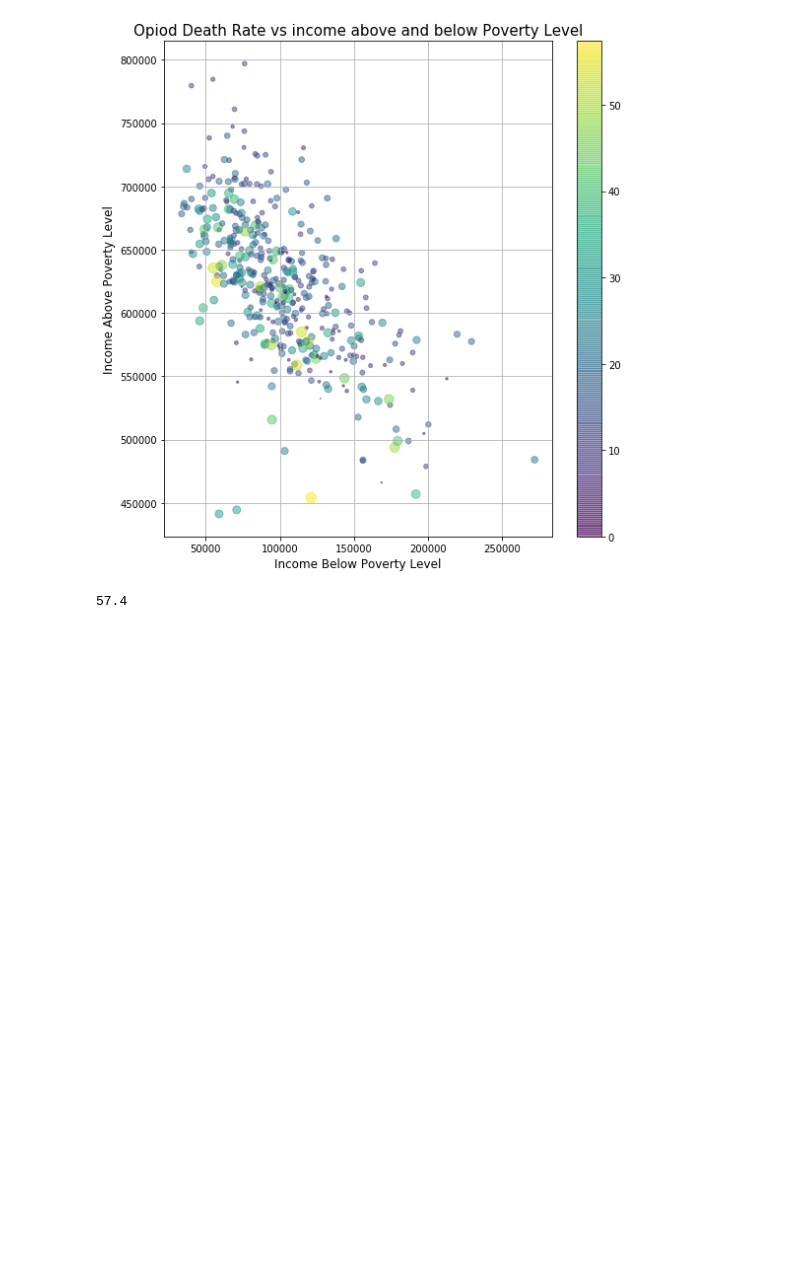
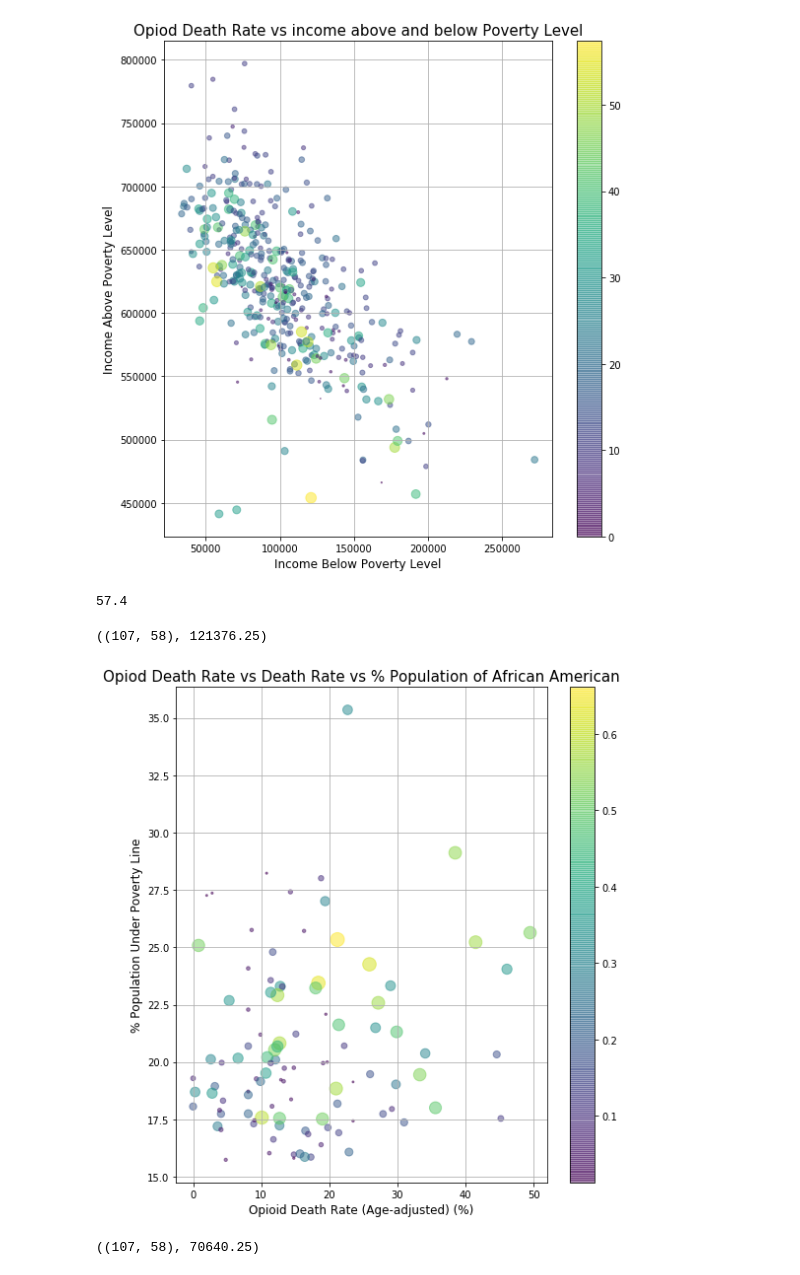
Before and after one commit to GregPoppe/opioid_project, a Jupyter notebook: povertyAndOpioids.ipynb, the cells around one changed output. Cells and saved outputs as stored; diff of their text form; code cells hidden in the pictures; blank space fills up the shorter version.

```diff
--- a/povertyAndOpioids.ipynb
+++ b/povertyAndOpioids.ipynb
@@ -62,3 +89,36 @@ plt.show()
 deathrate.max()
 # %% [output]
 57.4
+# %%
+t_hold = merged_df['psUTotal'].quantile(0.75)
+plot_df = merged_df[merged_df['psUTotal']>t_hold]
+
+x_axis = plot_df['VALUE']
+y_axis = (plot_df['psUTotal'].div(plot_df['population'])).mul(100)
+c_axis = plot_df['African/American']/plot_df['population']
+s_axis = c_axis*300
+
+x_label = 'Opioid Death Rate (Age-adjusted) (%)'
+y_label = '% Population Under Poverty Line'
+title = 'Opiod Death Rate vs Death Rate vs % Population of African American'
+outfile = 'images/povertyVSdeathrateVSafricanamerican.png'
+# %%
+plot_df.shape, t_hold
+# %% [output]
+((107, 58), 121376.25)
+# %%
+fig, ax = plt.subplots( figsize=(8,8))
+
+sctr =ax.scatter(x_axis, y_axis, c=c_axis, s=s_axis, alpha=0.5, cmap='viridis')
+#plt.colorbar(sctr, ax, format='$%d')
+plt.colorbar(sctr)
+ax.grid(True)
+ax.set_xlabel(x_label, fontsize=12)
+ax.set_ylabel(y_label, fontsize=12)
+ax.set_title(title, fontsize=15)
+
+fig.tight_layout()
+plt.savefig(outfile)
+#plt.show()
+# %% [output]
+[figure, added]
@@ -64,0 +138,4 @@ deathrate.max()
+# %%
+plot_df.shape, t_hold
+# %% [output]
+((107, 58), 70640.25)
```
Also changed, not shown: parts of 20 cells of this notebook.
